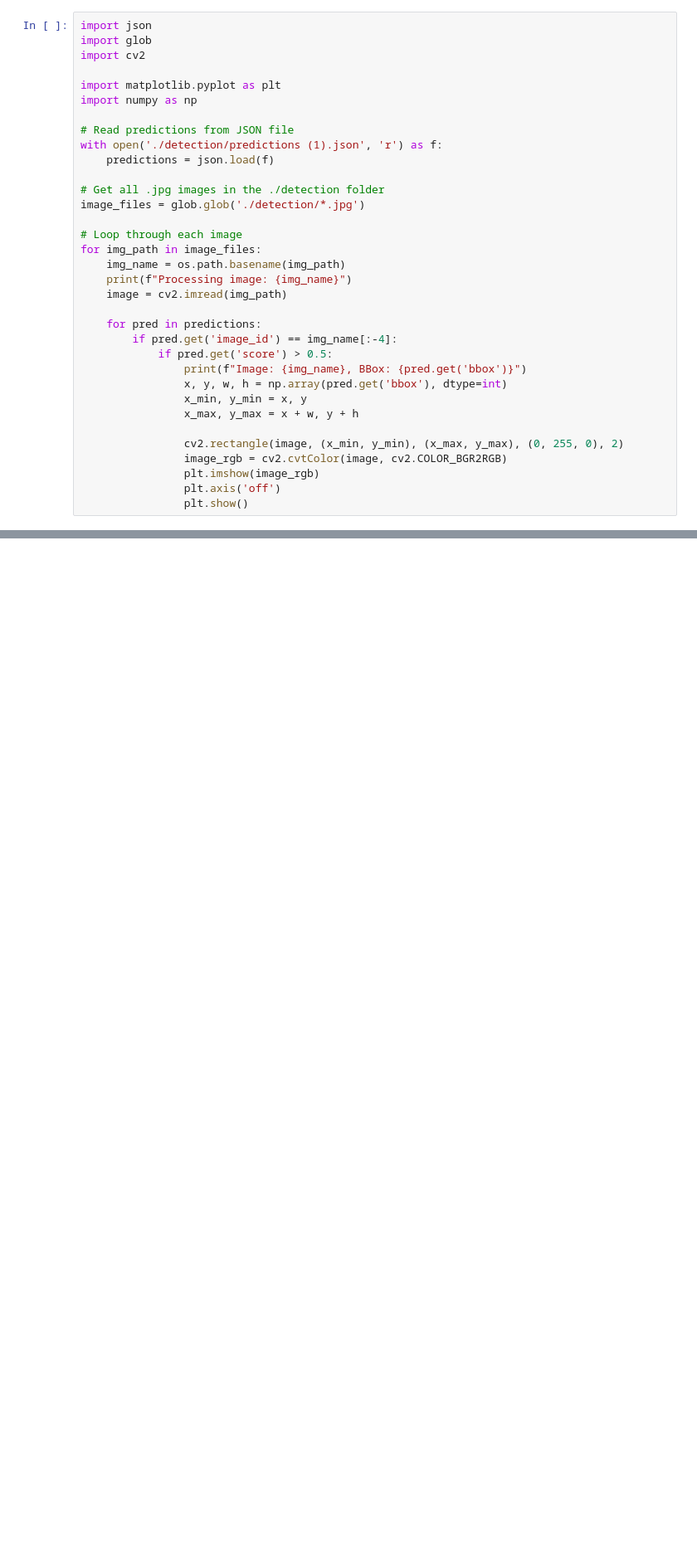
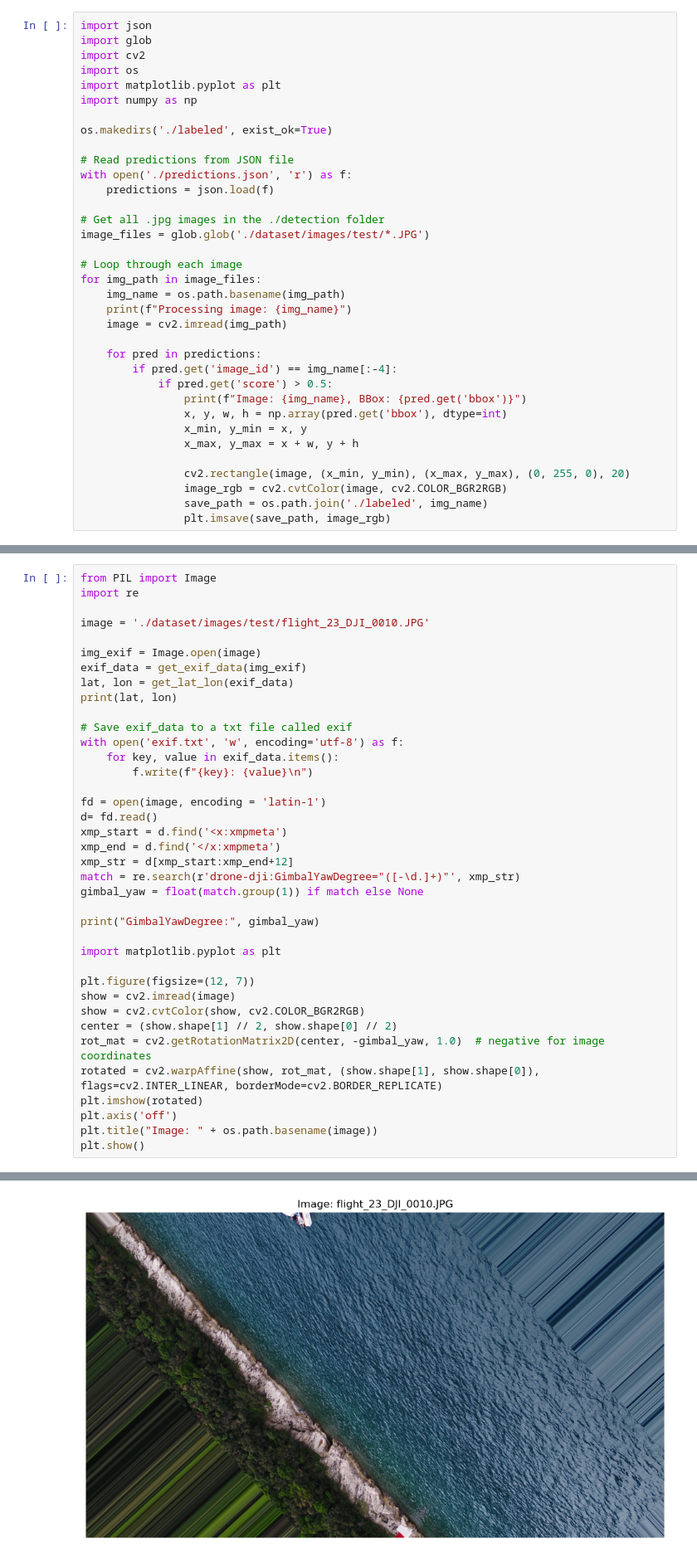
Before and after one commit to sdumencic/cres, a Jupyter notebook: detection.ipynb, the cells around one changed output, grey strips where cells are left out. Shown at 83% size. Drawn from its saved outputs; the diff is of its cells as text; blank space fills up the shorter version.

Commit message:
⭐ Update images

```diff
--- a/detection.ipynb
+++ b/detection.ipynb
@@ -129,16 +131,18 @@ Label 1: class=0, center_pixel=(4732.75968, 1633.46139), center_geo=(45.23696018
 import json
 import glob
 import cv2
-
+import os
 import matplotlib.pyplot as plt
 import numpy as np
 
+os.makedirs('./labeled', exist_ok=True)
+
 # Read predictions from JSON file
-with open('./detection/predictions (1).json', 'r') as f:
+with open('./predictions.json', 'r') as f:
     predictions = json.load(f)
 
 # Get all .jpg images in the ./detection folder
-image_files = glob.glob('./detection/*.jpg')
+image_files = glob.glob('./dataset/images/test/*.JPG')
 
 # Loop through each image
 for img_path in image_files:
@@ -154,9 +158,8 @@ for img_path in image_files:
                 x_min, y_min = x, y
                 x_max, y_max = x + w, y + h
 
-                cv2.rectangle(image, (x_min, y_min), (x_max, y_max), (0, 255, 0), 2)
+                cv2.rectangle(image, (x_min, y_min), (x_max, y_max), (0, 255, 0), 20)
                 image_rgb = cv2.cvtColor(image, cv2.COLOR_BGR2RGB)
-                plt.imshow(image_rgb)
-                plt.axis('off')
-                plt.show()
+                save_path = os.path.join('./labeled', img_name)
+                plt.imsave(save_path, image_rgb)
 # %% [output]
@@ -166,0 +183,39 @@ Image: search_experiment_1_DJI_0004_4_12.jpg, BBox: [176.529, 305.185, 81.758, 6
+# %%
+from PIL import Image
+import re
+
+image = './dataset/images/test/flight_23_DJI_0010.JPG'
+
+img_exif = Image.open(image)
+exif_data = get_exif_data(img_exif)
+lat, lon = get_lat_lon(exif_data)
+print(lat, lon)
+
+# Save exif_data to a txt file called exif
+with open('exif.txt', 'w', encoding='utf-8') as f:
+    for key, value in exif_data.items():
+        f.write(f"{key}: {value}\n")
+
+fd = open(image, encoding = 'latin-1')
+d= fd.read()
+xmp_start = d.find('<x:xmpmeta')
+xmp_end = d.find('</x:xmpmeta')
+xmp_str = d[xmp_start:xmp_end+12]
+match = re.search(r'drone-dji:GimbalYawDegree="([-\d.]+)"', xmp_str)
+gimbal_yaw = float(match.group(1)) if match else None
+
+print("GimbalYawDegree:", gimbal_yaw)
+
+import matplotlib.pyplot as plt
+
+plt.figure(figsize=(12, 7))
+show = cv2.imread(image)
+show = cv2.cvtColor(show, cv2.COLOR_BGR2RGB)
+center = (show.shape[1] // 2, show.shape[0] // 2)
+rot_mat = cv2.getRotationMatrix2D(center, -gimbal_yaw, 1.0)  # negative for image coordinates
+rotated = cv2.warpAffine(show, rot_mat, (show.shape[1], show.shape[0]), flags=cv2.INTER_LINEAR, borderMode=cv2.BORDER_REPLICATE)
+plt.imshow(rotated)
+plt.axis('off')
+plt.title("Image: " + os.path.basename(image))
+plt.show()
+# %% [output]
@@ -167,3 +224,4 @@ Image: search_experiment_1_DJI_0004_4_12.jpg, BBox: [176.529, 305.185, 81.758, 6
+[figure, added]
 # %%
 def json_bbox_to_yolo_bbox(bbox, img_width, img_height):
     """
```
Also changed, not shown: parts of 3 cells of this notebook, 2 other files.
